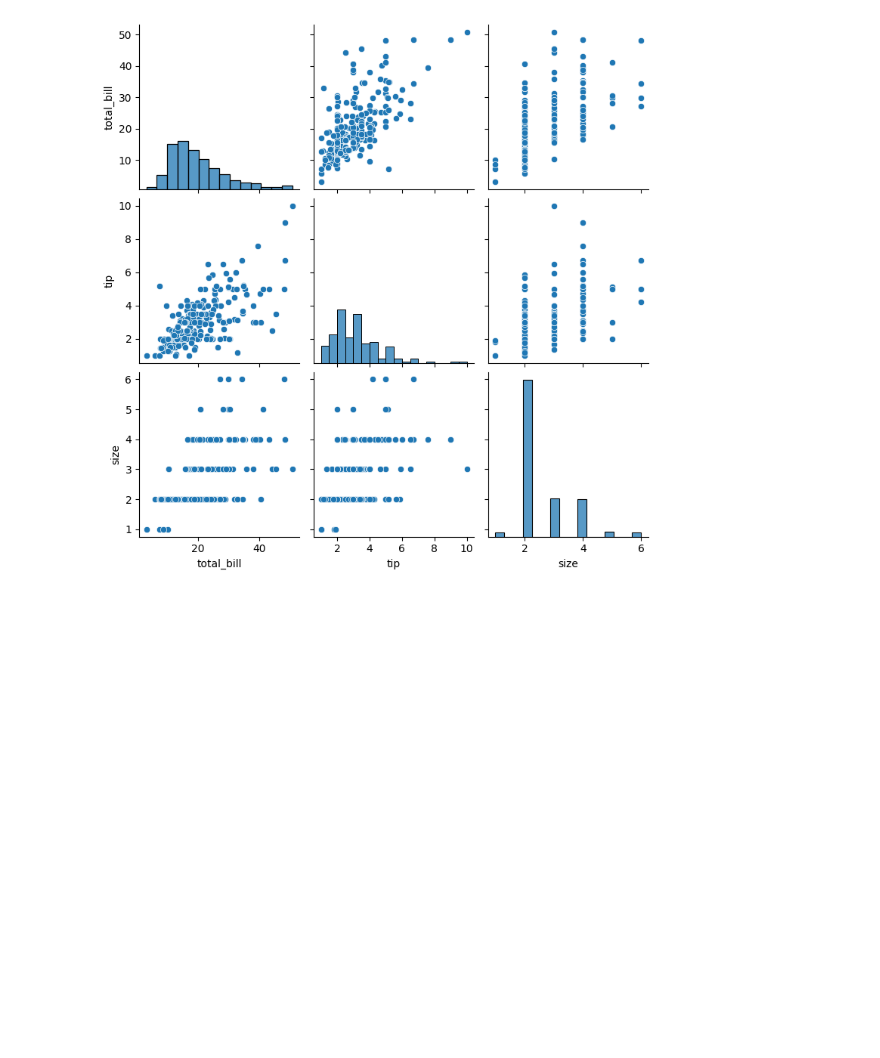
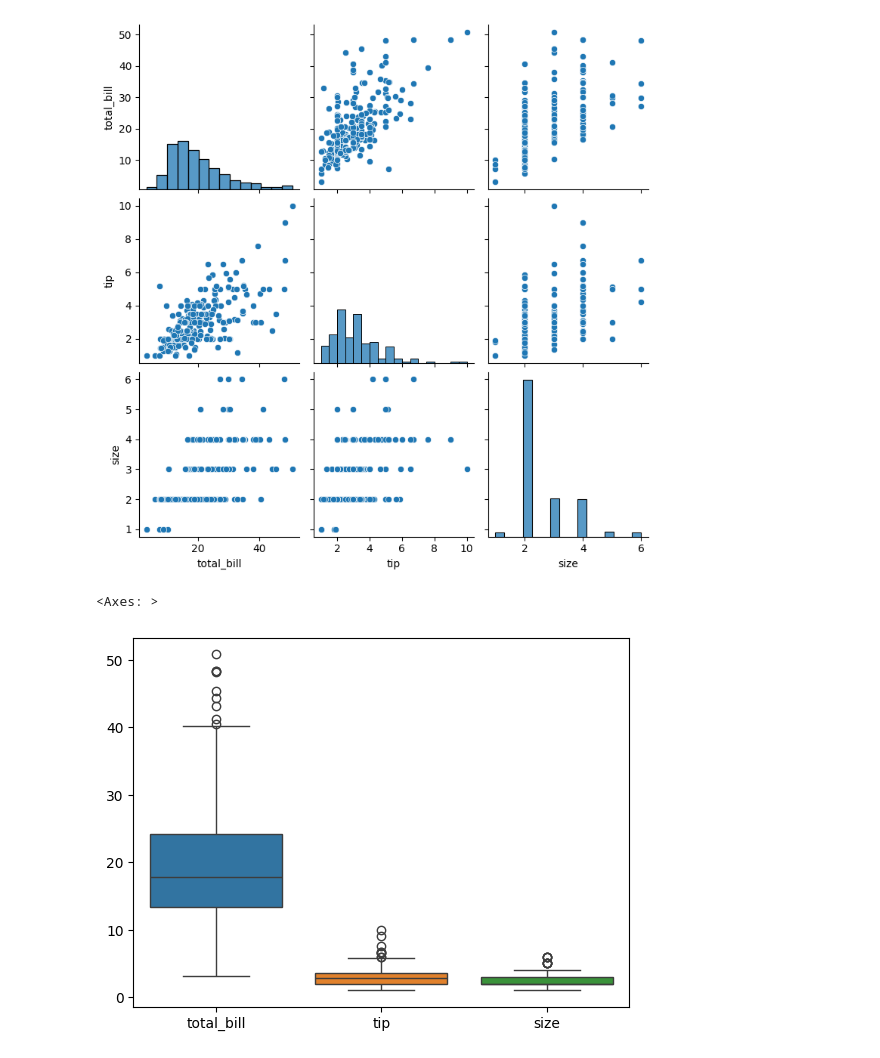
Before and after one commit to pank3004/Codes_Written_By_Me_Short_Notes, a Jupyter notebook: 2.ML Toolbox/2. Numpy and Visualization/5.Seaborn.ipynb, the cells around one changed output. Cells and saved outputs as stored; diff of their text form; code cells hidden in the pictures; blank space fills up the shorter version.

```diff
--- a/2.ML Toolbox/2. Numpy and Visualization/5.Seaborn.ipynb
+++ b/2.ML Toolbox/2. Numpy and Visualization/5.Seaborn.ipynb
@@ -203,3 +218,8 @@ sns.pairplot(tips)         # plot b/w any numerical everyone vs everyone
 # %% [output]
 <seaborn.axisgrid.PairGrid at 0x...>
 [figure]
+# %%
+sns.boxplot(tips)
+# %% [output]
+<Axes: >
+[figure, added]
```
Also changed, not shown: parts of 6 cells of this notebook.
